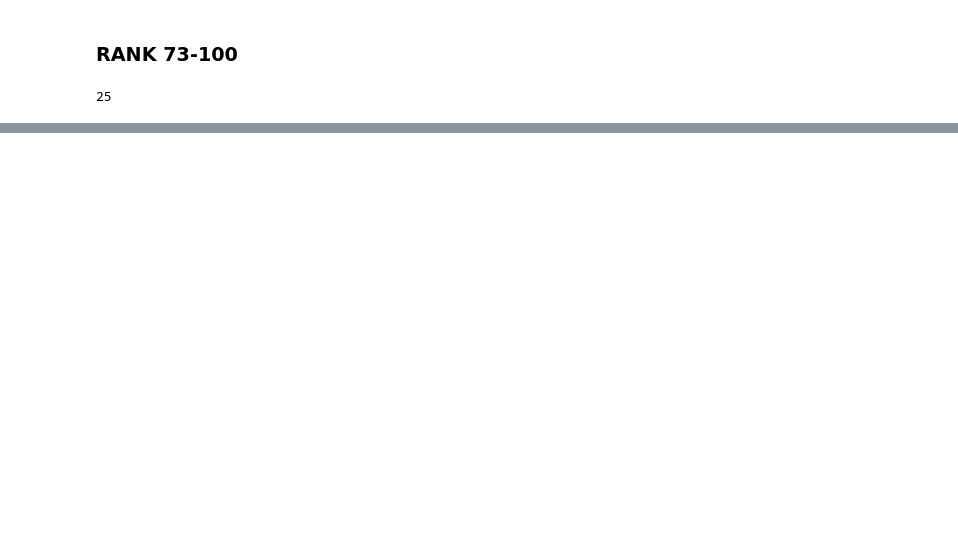
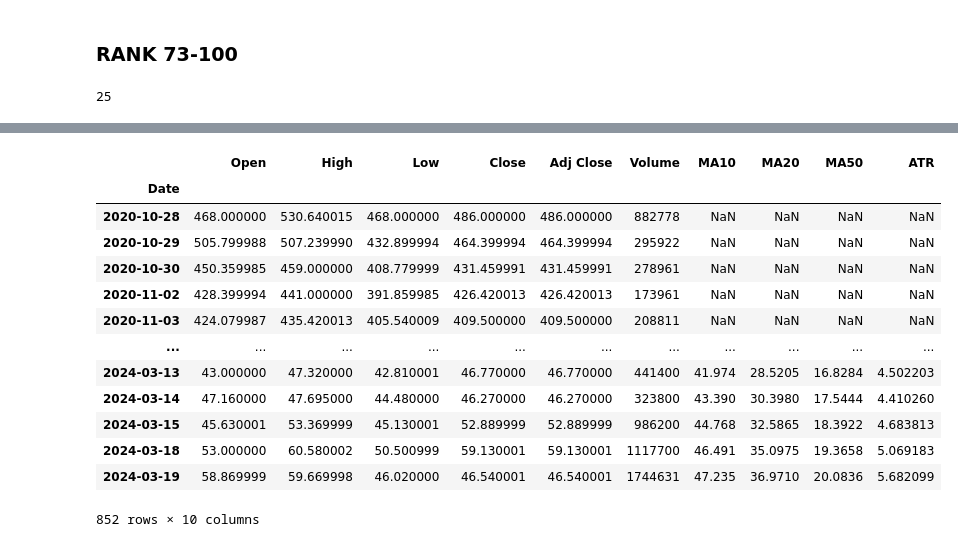
Before and after one commit to sinadarbouy/QStock-Screener, a Jupyter notebook: find.ipynb, the cells around one changed output, grey strips where cells are left out. Saved outputs shown, nothing was run; the diff lists cells and outputs as text; code cells hidden in the pictures; blank space fills up the shorter version.

```diff
--- a/find.ipynb
+++ b/find.ipynb
@@ -90,0 +153,5 @@ top_27_percent_df.to_csv('top_27_percent_df.csv', index=False)
+# %%
+ticker['higher_low'] = ticker['Low'].tail(5).diff() > 0
+last_10 = ticker.tail(5)
+num_true = last_10['higher_low'].sum()
+num_false = len(last_10) - num_true
@@ -90,0 +160,7 @@ top_27_percent_df.to_csv('top_27_percent_df.csv', index=False)
+# %%
+ticker['MA10'] = ticker['Close'].rolling(window=10).mean()
+ticker['MA20'] = ticker['Close'].rolling(window=20).mean()
+ticker['MA50'] = ticker['Close'].rolling(window=50).mean()
+# %%
+ticker['10_below_20'] = ticker['MA10'] < ticker['MA20']
+ticker['10_below_20']
@@ -90,0 +207,19 @@ top_27_percent_df.to_csv('top_27_percent_df.csv', index=False)
+# %%
+ticker['ATR'] = talib.ATR(ticker['High'],ticker['Low'],ticker['Close'],timeperiod=14)
+# %%
+ticker
+# %% [output]
+|  | Open | High | Low | Close | Adj Close | Volume | MA10 | MA20 | MA50 | ATR |
+| Date |  |  |  |  |  |  |  |  |  |  |
+| 2020-10-28 | 468.000000 | 530.640015 | 468.000000 | 486.000000 | 486.000000 | 882778 | NaN | NaN | NaN | NaN |
+| 2020-10-29 | 505.799988 | 507.239990 | 432.899994 | 464.399994 | 464.399994 | 295922 | NaN | NaN | NaN | NaN |
+| 2020-10-30 | 450.359985 | 459.000000 | 408.779999 | 431.459991 | 431.459991 | 278961 | NaN | NaN | NaN | NaN |
+| 2020-11-02 | 428.399994 | 441.000000 | 391.859985 | 426.420013 | 426.420013 | 173961 | NaN | NaN | NaN | NaN |
+| 2020-11-03 | 424.079987 | 435.420013 | 405.540009 | 409.500000 | 409.500000 | 208811 | NaN | NaN | NaN | NaN |
+| ... | ... | ... | ... | ... | ... | ... | ... | ... | ... | ... |
+| 2024-03-13 | 43.000000 | 47.320000 | 42.810001 | 46.770000 | 46.770000 | 441400 | 41.974 | 28.5205 | 16.8284 | 4.502203 |
+| 2024-03-14 | 47.160000 | 47.695000 | 44.480000 | 46.270000 | 46.270000 | 323800 | 43.390 | 30.3980 | 17.5444 | 4.410260 |
+| 2024-03-15 | 45.630001 | 53.369999 | 45.130001 | 52.889999 | 52.889999 | 986200 | 44.768 | 32.5865 | 18.3922 | 4.683813 |
+| 2024-03-18 | 53.000000 | 60.580002 | 50.500999 | 59.130001 | 59.130001 | 1117700 | 46.491 | 35.0975 | 19.3658 | 5.069183 |
+| 2024-03-19 | 58.869999 | 59.669998 | 46.020000 | 46.540001 | 46.540001 | 1744631 | 47.235 | 36.9710 | 20.0836 | 5.682099 |
+852 rows × 10 columns
```
Also changed, not shown: parts of 15 cells of this notebook, 2 other files.
